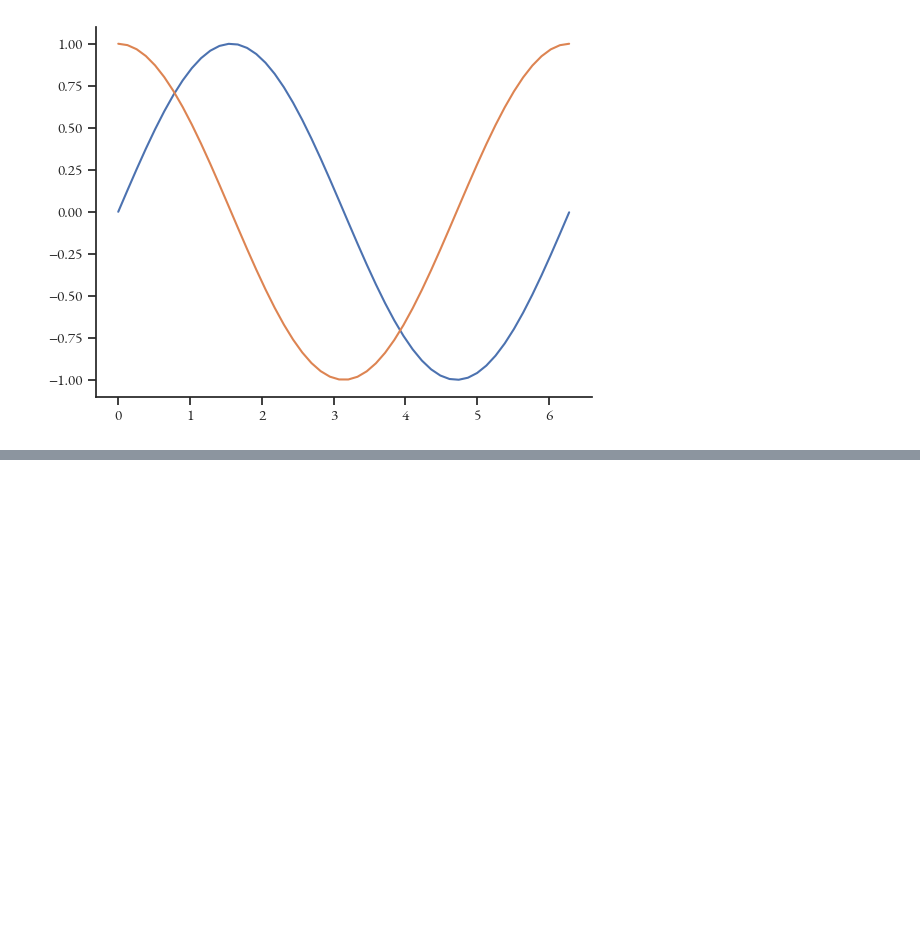
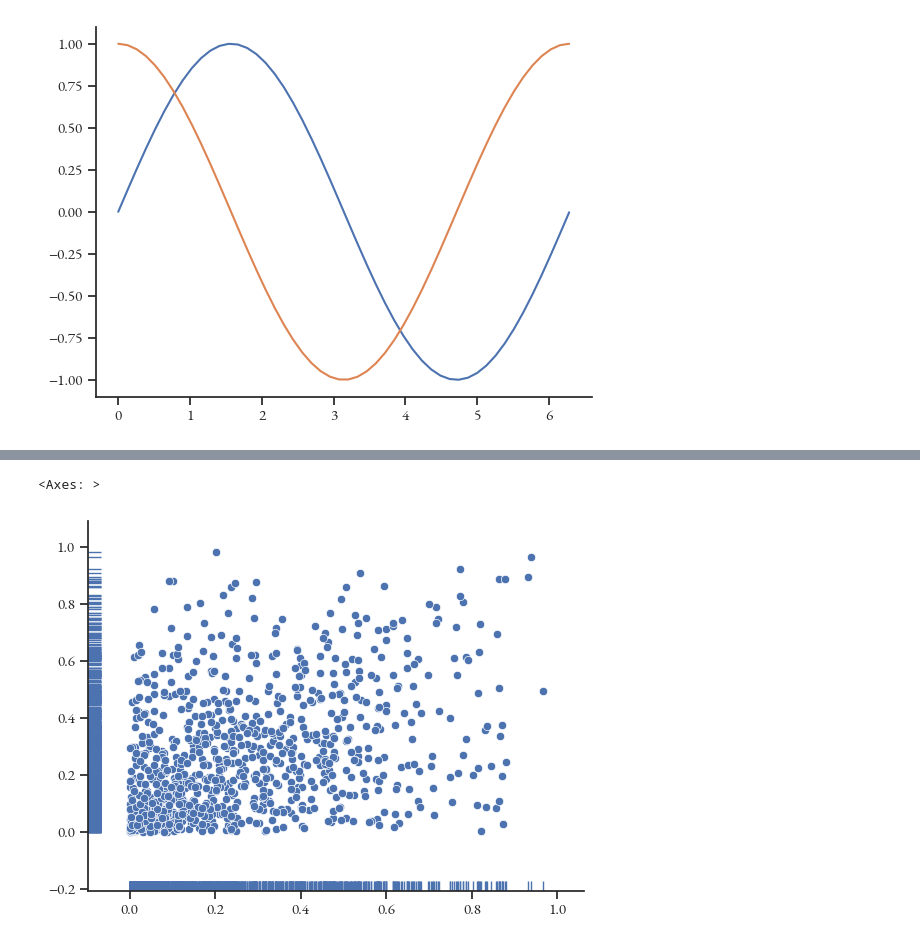
Before and after one commit to mct96/plots, a Jupyter notebook: plots.ipynb, the cells around one changed output, grey strips where cells are left out. Cells and saved outputs as stored; diff of their text form; code cells hidden in the pictures; blank space fills up the shorter version.

```diff
--- a/plots.ipynb
+++ b/plots.ipynb
@@ -18,0 +29,9 @@ sns.lineplot(x=X, y=Z)
+# %%
+X = np.random.random(size=1000) * np.linspace(0, 1, 1000)
+Y = np.random.random(size=1000) * np.linspace(0, 1, 1000)
+
+sns.scatterplot(x=X, y=Y)
+sns.rugplot(x=X, y=Y)
+# %% [output]
+<Axes: >
+[figure, added]
```
Also changed, not shown: parts of 3 cells of this notebook.
